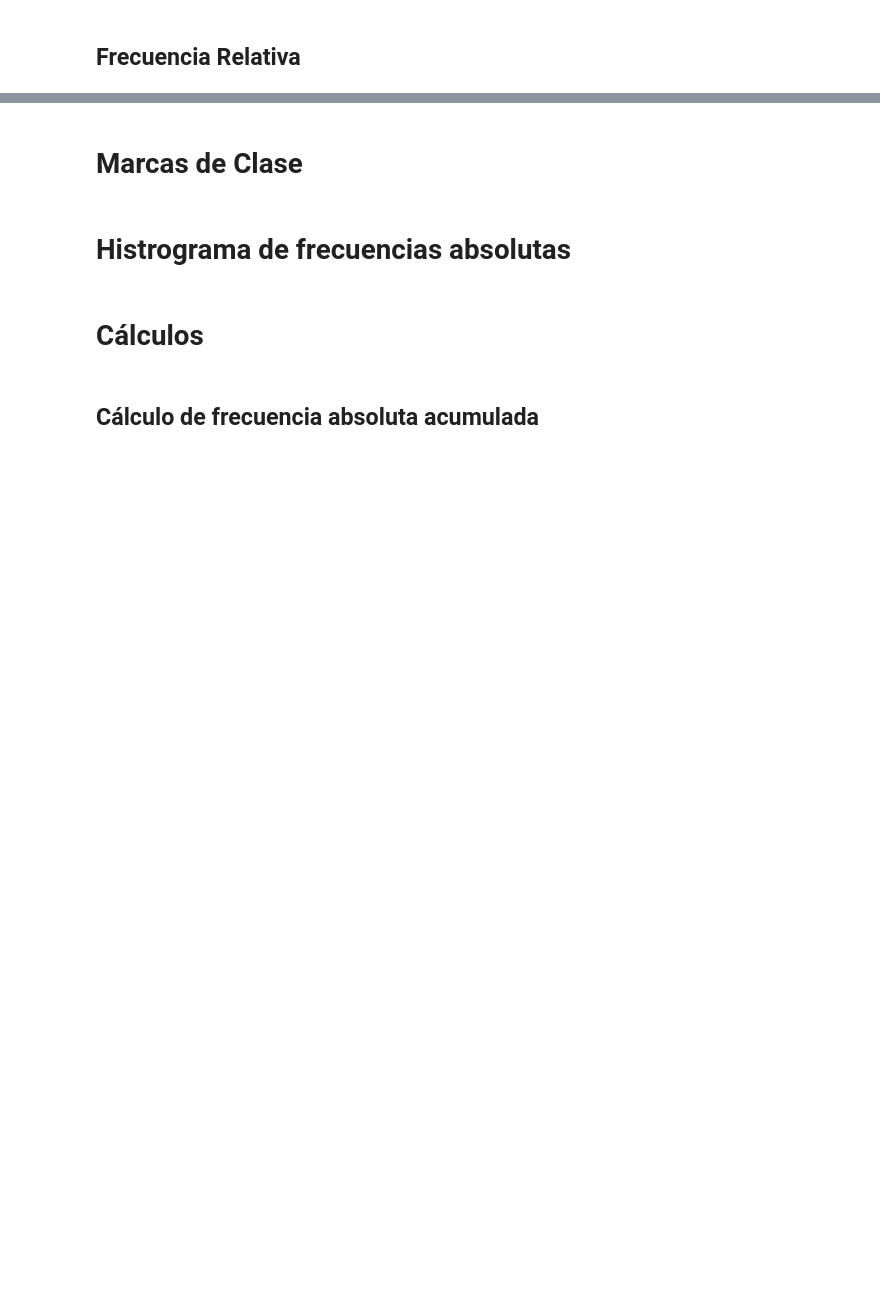
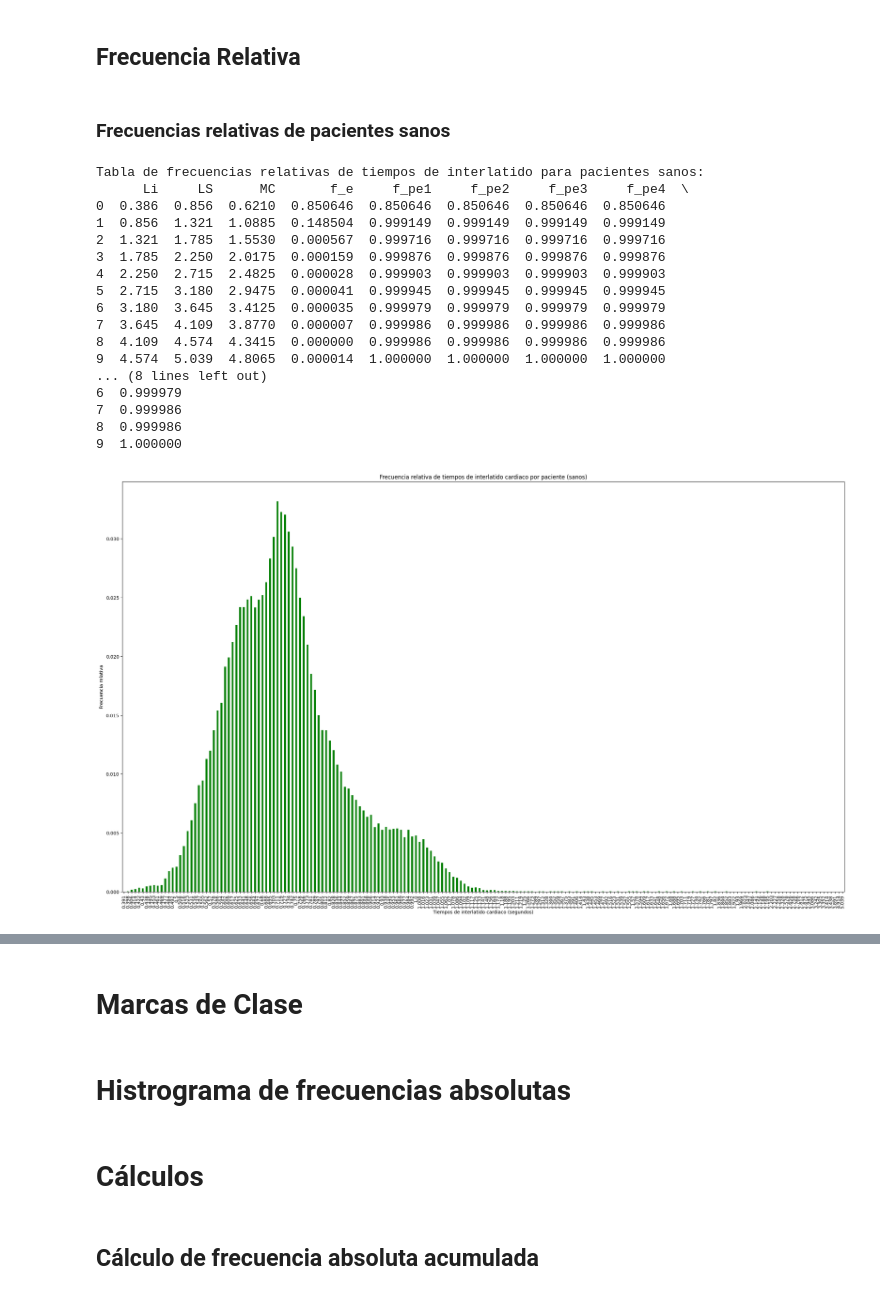
Before and after one commit to ThonnyRG/pacientes_enfermos_y_sanos_analisis, a Jupyter notebook: DATOS_BIOESTADÍSTICOS.ipynb, the cells around one changed output, grey strips where cells are left out. Drawn from its saved outputs; the diff is of its cells as text; code cells hidden in the pictures; blank space fills up the shorter version.

```diff
--- a/DATOS_BIOESTADÍSTICOS.ipynb
+++ b/DATOS_BIOESTADÍSTICOS.ipynb
@@ -374,2 +416,58 @@ Tabla de frecuencias absolutas de tiempos de interlatido para pacientes sanos:
 # %% [markdown]
 ## Frecuencia Relativa
+# %% [markdown]
+### Frecuencias relativas de pacientes sanos
+# %%
+# Calcular las frecuencias absolutas de los tiempos de interlatido
+frecuencia_absoluta_sanos = df_sanos['Tiempos de interlatido'].value_counts().sort_index()
+# Calcular las frecuencias relativas
+frecuencia_relativa_sanos = frecuencia_absoluta_sanos / frecuencia_absoluta_sanos.sum()
+
+# Definir los límites (Li, LS) y el punto medio (MC) para cada intervalo
+intervalos = pd.cut(df_sanos['Tiempos de interlatido'], bins=10)
+frecuencias = intervalos.value_counts().sort_index()
+
+tabla_frecuencias_relativas = pd.DataFrame({
+    'Li': [interval.left for interval in frecuencias.index],
+    'LS': [interval.right for interval in frecuencias.index],
+    'MC': [(interval.left + interval.right) / 2 for interval in frecuencias.index],
+    'f_e': frecuencias.values / frecuencias.values.sum()
+})
+
+# Calcular las frecuencias acumuladas relativas (f_pe1, f_pe2, ...)
+tabla_frecuencias_relativas['f_pe1'] = tabla_frecuencias_relativas['f_e'].cumsum()
+tabla_frecuencias_relativas['f_pe2'] = tabla_frecuencias_relativas['f_e'].cumsum()
+tabla_frecuencias_relativas['f_pe3'] = tabla_frecuencias_relativas['f_e'].cumsum()
+tabla_frecuencias_relativas['f_pe4'] = tabla_frecuencias_relativas['f_e'].cumsum()
+tabla_frecuencias_relativas['f_pe5'] = tabla_frecuencias_relativas['f_e'].cumsum()
+
+# Imprimir la tabla de frecuencias relativas
+print("Tabla de frecuencias relativas de tiempos de interlatido para pacientes sanos:")
+print(tabla_frecuencias_relativas)
+
+# Graficar las frecuencias relativas
+plt.figure(figsize=(28, 16))
+frecuencia_relativa_sanos.plot(kind='bar', color='green')
+plt.xlabel('Tiempos de interlatido cardiaco (segundos)')
+plt.ylabel('Frecuencia relativa')
+plt.title('Frecuencia relativa de tiempos de interlatido cardiaco por paciente (sanos)')
+plt.show()
+# %% [output]
+Tabla de frecuencias relativas de tiempos de interlatido para pacientes sanos:
+      Li     LS      MC       f_e     f_pe1     f_pe2     f_pe3     f_pe4  \
+0  0.386  0.856  0.6210  0.850646  0.850646  0.850646  0.850646  0.850646
+1  0.856  1.321  1.0885  0.148504  0.999149  0.999149  0.999149  0.999149
+2  1.321  1.785  1.5530  0.000567  0.999716  0.999716  0.999716  0.999716
+3  1.785  2.250  2.0175  0.000159  0.999876  0.999876  0.999876  0.999876
+4  2.250  2.715  2.4825  0.000028  0.999903  0.999903  0.999903  0.999903
+5  2.715  3.180  2.9475  0.000041  0.999945  0.999945  0.999945  0.999945
+6  3.180  3.645  3.4125  0.000035  0.999979  0.999979  0.999979  0.999979
+7  3.645  4.109  3.8770  0.000007  0.999986  0.999986  0.999986  0.999986
+8  4.109  4.574  4.3415  0.000000  0.999986  0.999986  0.999986  0.999986
+9  4.574  5.039  4.8065  0.000014  1.000000  1.000000  1.000000  1.000000
+... (8 lines left out)
+6  0.999979
+7  0.999986
+8  0.999986
+9  1.000000
+[figure, added]
```
Also changed, not shown: parts of 7 cells of this notebook.
